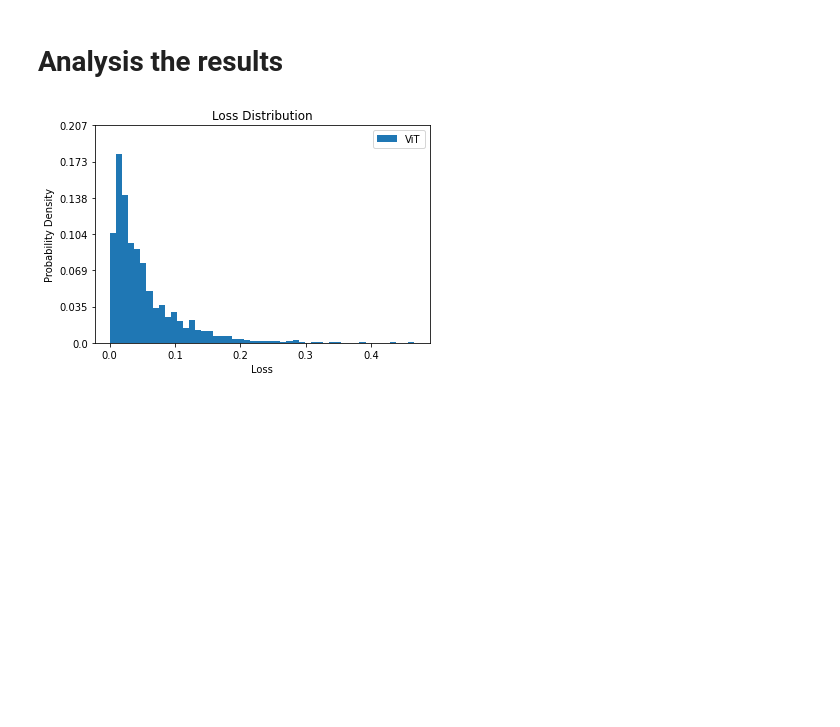
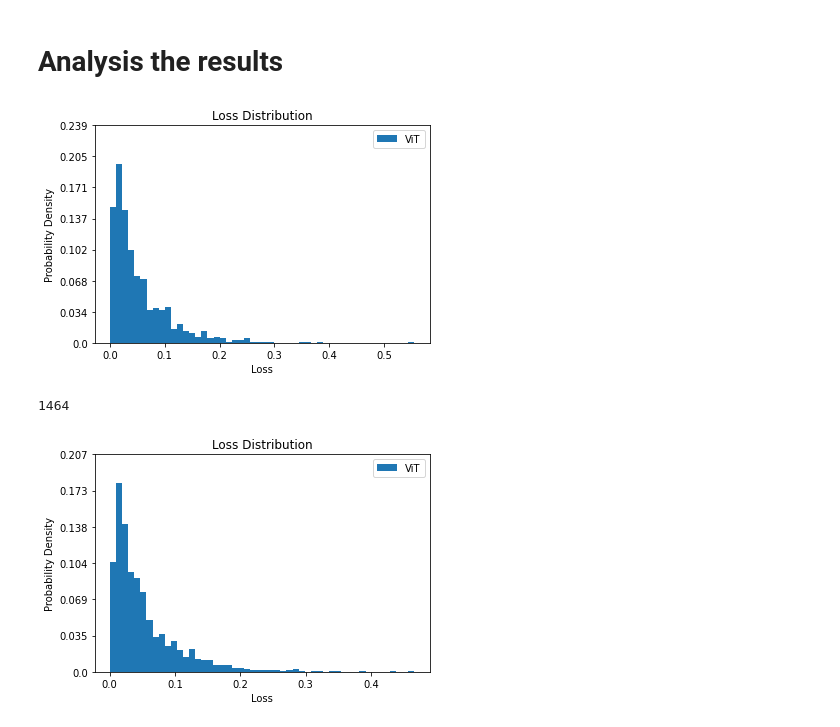
Before and after one commit to susanbao/pytorch-segmentation, a Jupyter notebook: estimated_loss_analysis.ipynb, the cells around one changed output. Saved outputs shown, nothing was run; the diff lists cells and outputs as text; code cells hidden in the pictures; blank space fills up the shorter version.

```diff
--- a/estimated_loss_analysis.ipynb
+++ b/estimated_loss_analysis.ipynb
@@ -43,6 +43,15 @@ def np_write(data, file):
         np.save(outfile, data)
 
 normalize = [0.05269893, 0.053517897]
+# %%
+train_loss = np_read("/workspace/pytorch-segmentation/pro_data/PSPNet_VOC/train/image_true_losses.npy")
+display_data_hist(train_loss)
+# %% [output]
+[figure, added]
+# %%
+train_loss.size
+# %% [output]
+1464
 # %%
 val_loss = np_read("/workspace/pytorch-segmentation/pro_data/PSPNet_VOC/val/image_true_losses.npy")
 display_data_hist(val_loss)
```
Also changed, not shown: parts of 13 cells of this notebook, 4 other files.
